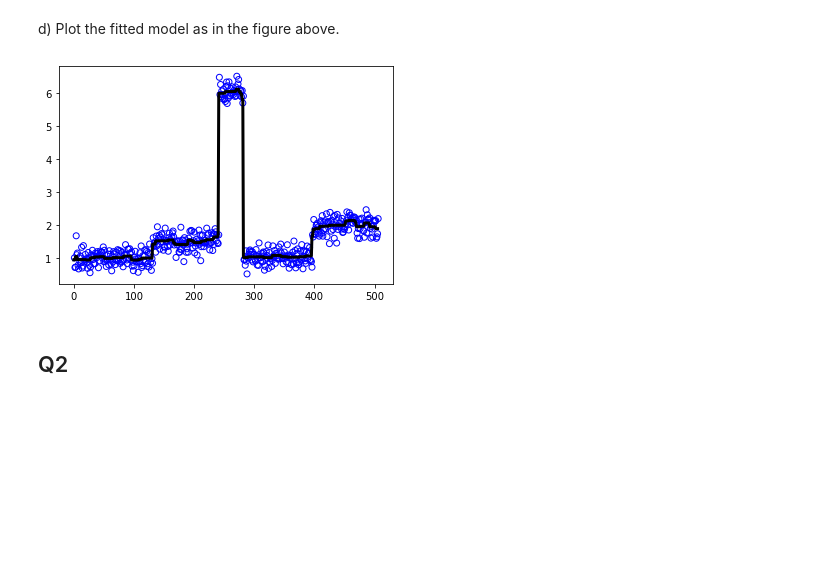
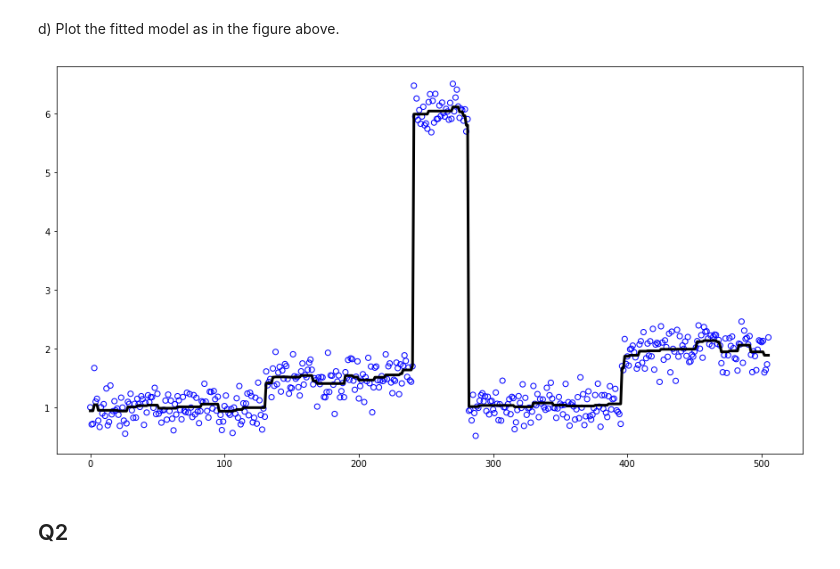
Before and after one commit to LiorSukman/machine-learning-for-ns-hw-repo, a Jupyter notebook: HW3/HW3_notebook.ipynb, the cells around one changed output. Saved outputs shown, nothing was run; the diff lists cells and outputs as text; code cells hidden in the pictures; blank space fills up the shorter version.

```diff
--- a/HW3/HW3_notebook.ipynb
+++ b/HW3/HW3_notebook.ipynb
@@ -18,7 +18,8 @@ from math import sqrt
 a) Load the time series file "changepoint_ts.csv"
 # %%
 #Build Dataframe
-df = pd.read_csv('changepoint_ts.csv') #How to upload data from web urls?
+CSV_URL = "https://raw.githubusercontent.com/ZviBaratz/ml_for_neuro/master/changepoint_ts.csv"
+df = pd.read_csv(CSV_URL, usecols=["x"])
 df.info(verbose=True, null_counts=True)
 # %% [output]
 <class 'pandas.core.frame.DataFrame'>
@@ -59,19 +59,18 @@ print(clf.best_params_)
 best parameter is:
 {'alpha': 0.000774263682681127}
 # %%
-alpha = clf.best_params_['alpha']
-model = linear_model.Lasso(alpha = alpha, max_iter = 10_000)
-model.fit(L_inv, labels)
+model = clf.best_estimator_
 
 betta = np.dot(L_inv, model.coef_) + model.intercept_
 # %% [markdown]
 d) Plot the fitted model as in the figure above.
 # %%
-plt.scatter(df.to_numpy()[:,0], labels, facecolors='none', edgecolors='b')
+plt.figure(figsize=(15,8))
+plt.scatter(np.arange(data_points), labels, facecolors='none', edgecolors='b')
 plt.plot(betta, color = 'k', linewidth = 3)
 plt.show()
 # %% [output]
-[figure, old version]
+[figure, new version]
 # %% [markdown]
 ## Q2
 # %%
```
Also changed, not shown: parts of 1 cell of this notebook.
